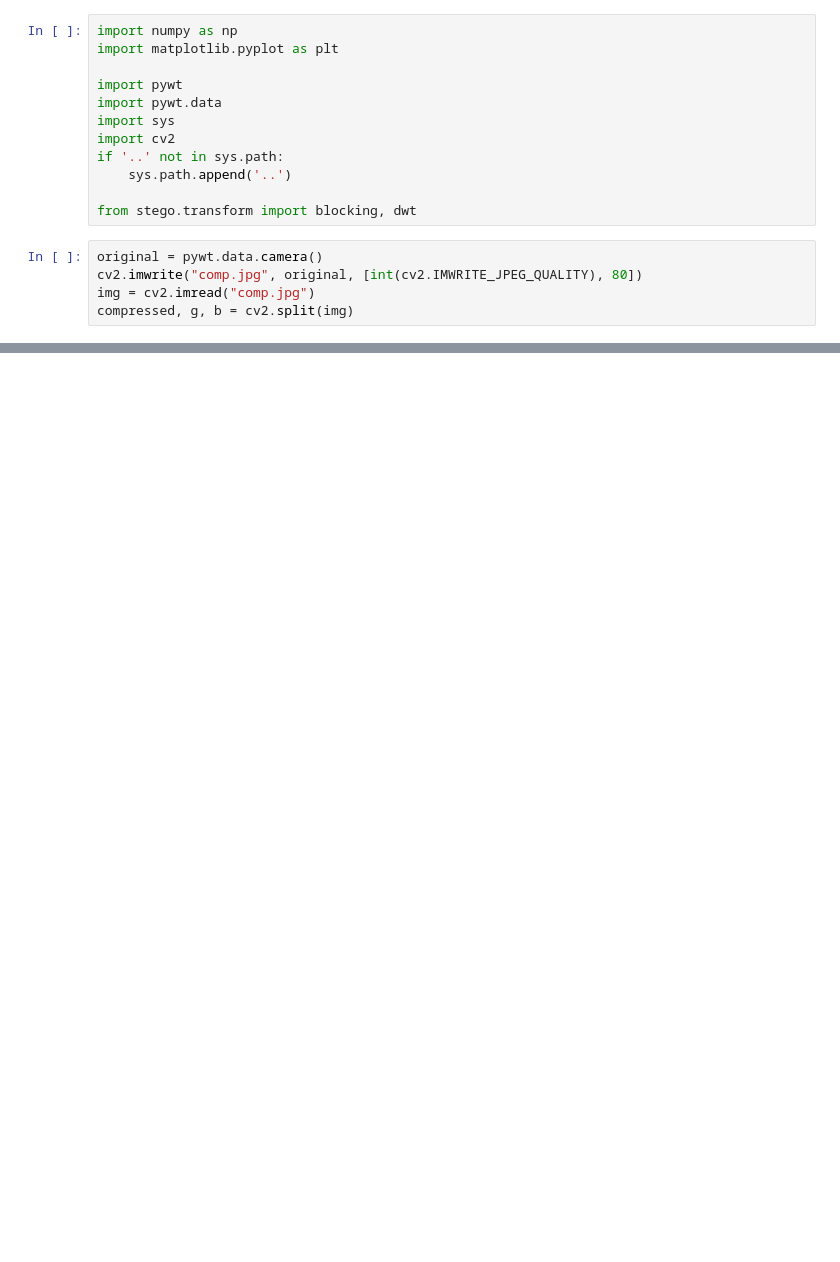
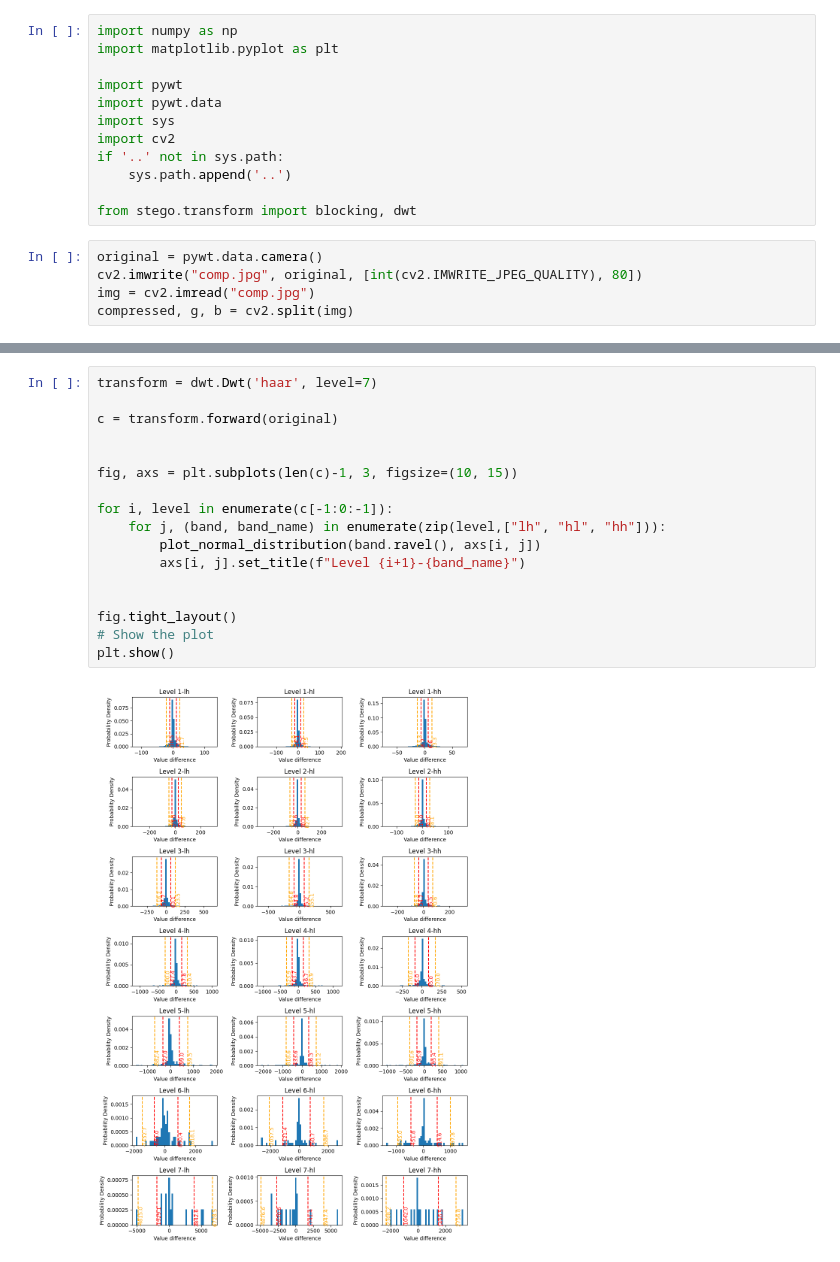
Before and after one commit to danielbaraniak/steganography, a Jupyter notebook: notebooks/transform_test.ipynb, the cells around one changed output, grey strips where cells are left out. Cells and saved outputs as stored; diff of their text form; blank space fills up the shorter version.

```diff
--- a/notebooks/transform_test.ipynb
+++ b/notebooks/transform_test.ipynb
@@ -68,0 +75,19 @@ plt.show()
+# %%
+transform = dwt.Dwt('haar', level=7)
+
+c = transform.forward(original)
+
+
+fig, axs = plt.subplots(len(c)-1, 3, figsize=(10, 15))
+
+for i, level in enumerate(c[-1:0:-1]):
+    for j, (band, band_name) in enumerate(zip(level,["lh", "hl", "hh"])):
+        plot_normal_distribution(band.ravel(), axs[i, j])
+        axs[i, j].set_title(f"Level {i+1}-{band_name}")
+
+
+fig.tight_layout()
+# Show the plot
+plt.show()
+# %% [output]
+[figure, added]
```
Also changed, not shown: parts of 3 cells of this notebook, 6 other files.
